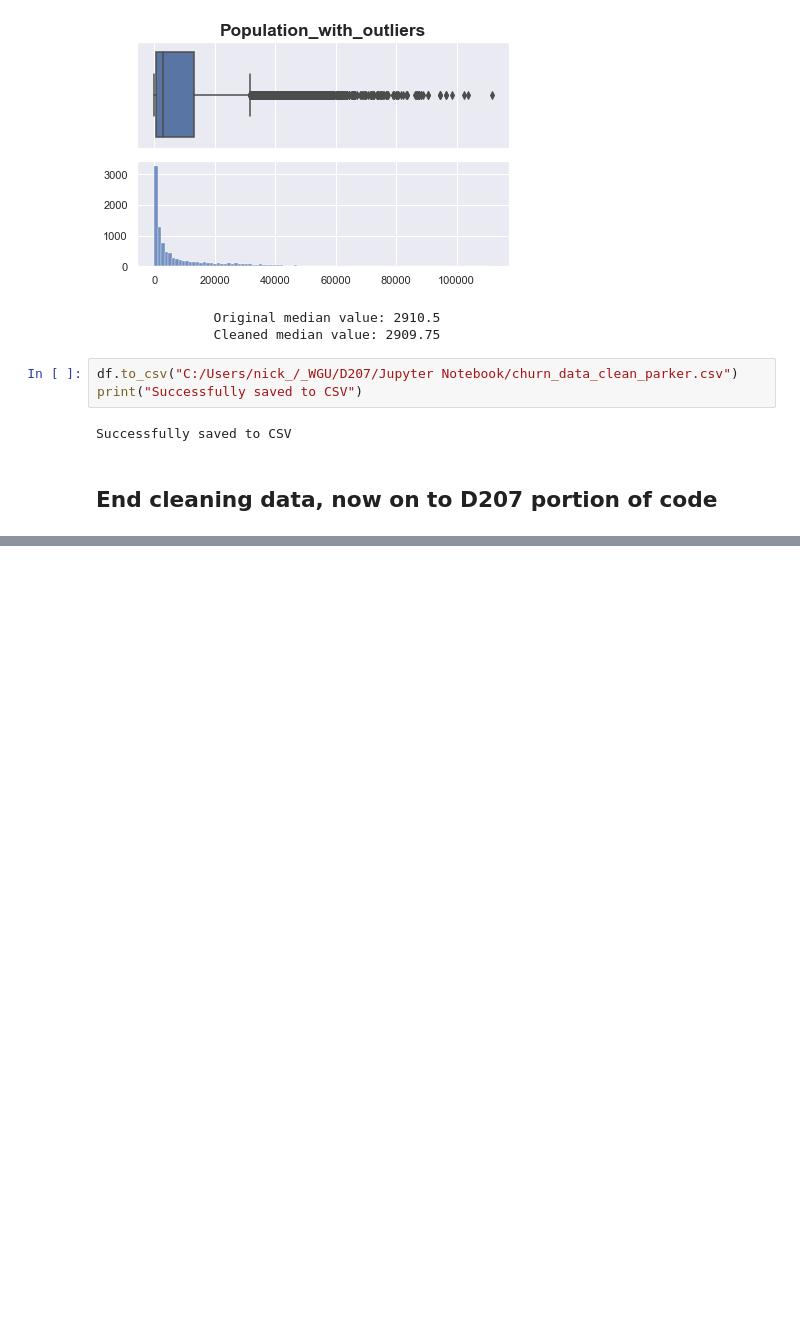
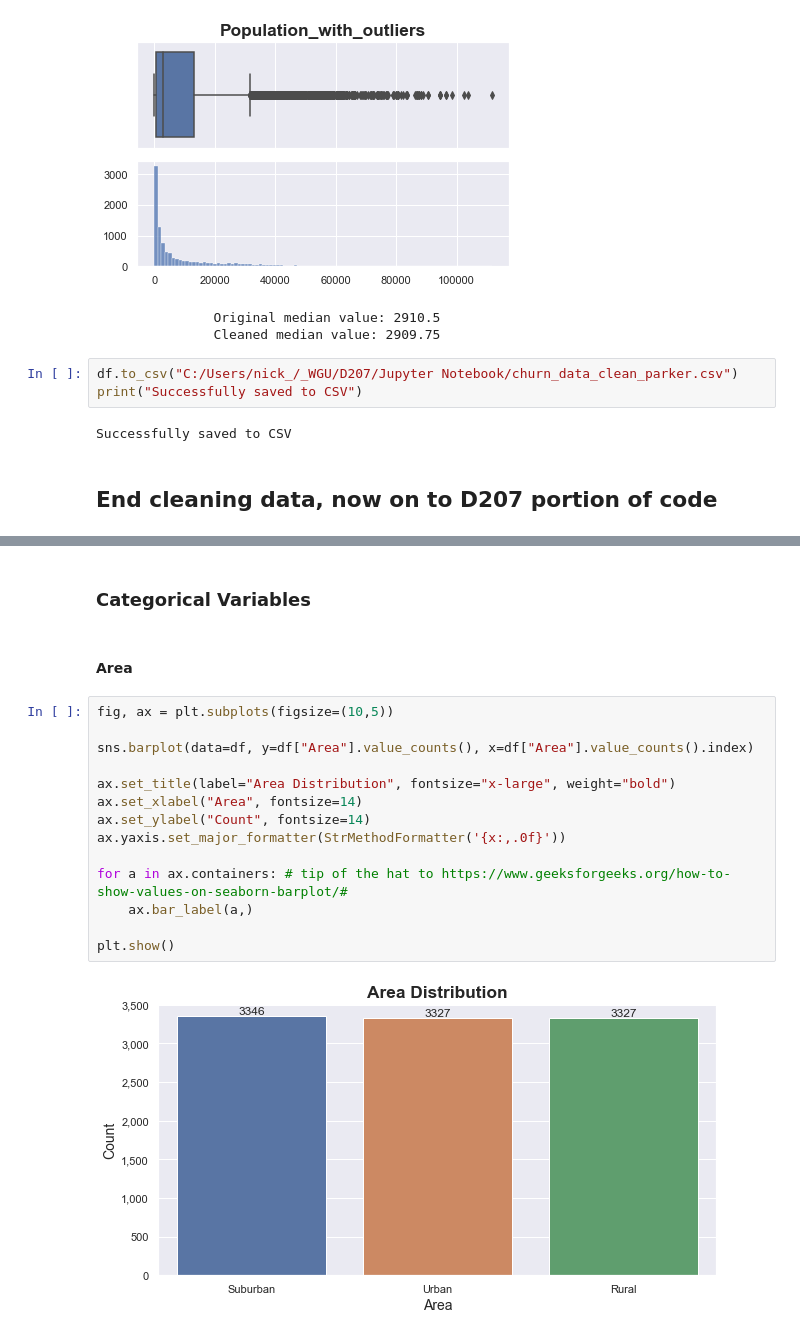
Before and after one commit to ordinaryusername1/D207, a Jupyter notebook: D207_Parker.ipynb, the cells around one changed output, grey strips where cells are left out. Saved outputs shown, nothing was run; the diff lists cells and outputs as text; blank space fills up the shorter version.

Commit message:
create bivariate statistics visuals

```diff
--- a/D207_Parker.ipynb
+++ b/D207_Parker.ipynb
@@ -1023,0 +979,20 @@ df.head(5)
+# %% [markdown]
+### Categorical Variables
+# %% [markdown]
+#### Area
+# %%
+fig, ax = plt.subplots(figsize=(10,5))
+
+sns.barplot(data=df, y=df["Area"].value_counts(), x=df["Area"].value_counts().index)
+
+ax.set_title(label="Area Distribution", fontsize="x-large", weight="bold")
+ax.set_xlabel("Area", fontsize=14)
+ax.set_ylabel("Count", fontsize=14)
+ax.yaxis.set_major_formatter(StrMethodFormatter('{x:,.0f}'))
+
+for a in ax.containers: # tip of the hat to https://www.geeksforgeeks.org/how-to-show-values-on-seaborn-barplot/#
+    ax.bar_label(a,)
+
+plt.show()
+# %% [output]
+[figure, added]
```
Also changed, not shown: parts of 63 cells of this notebook, 1 other file.
